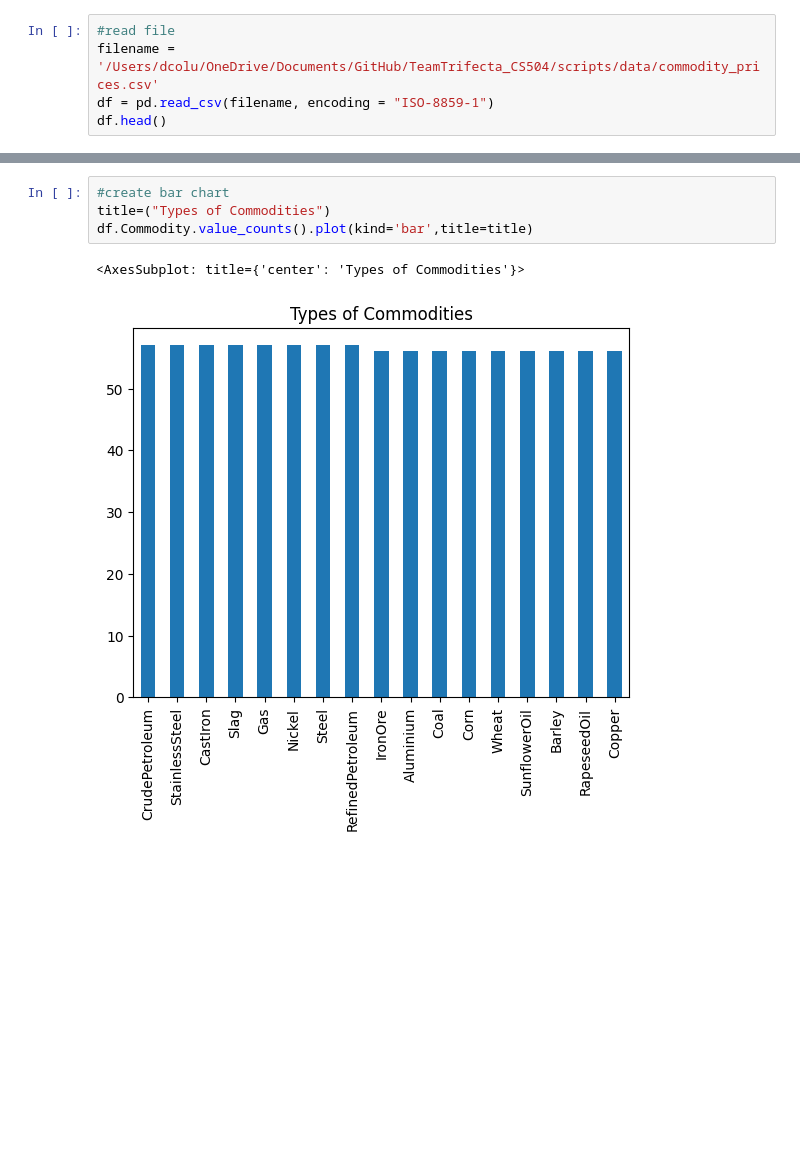
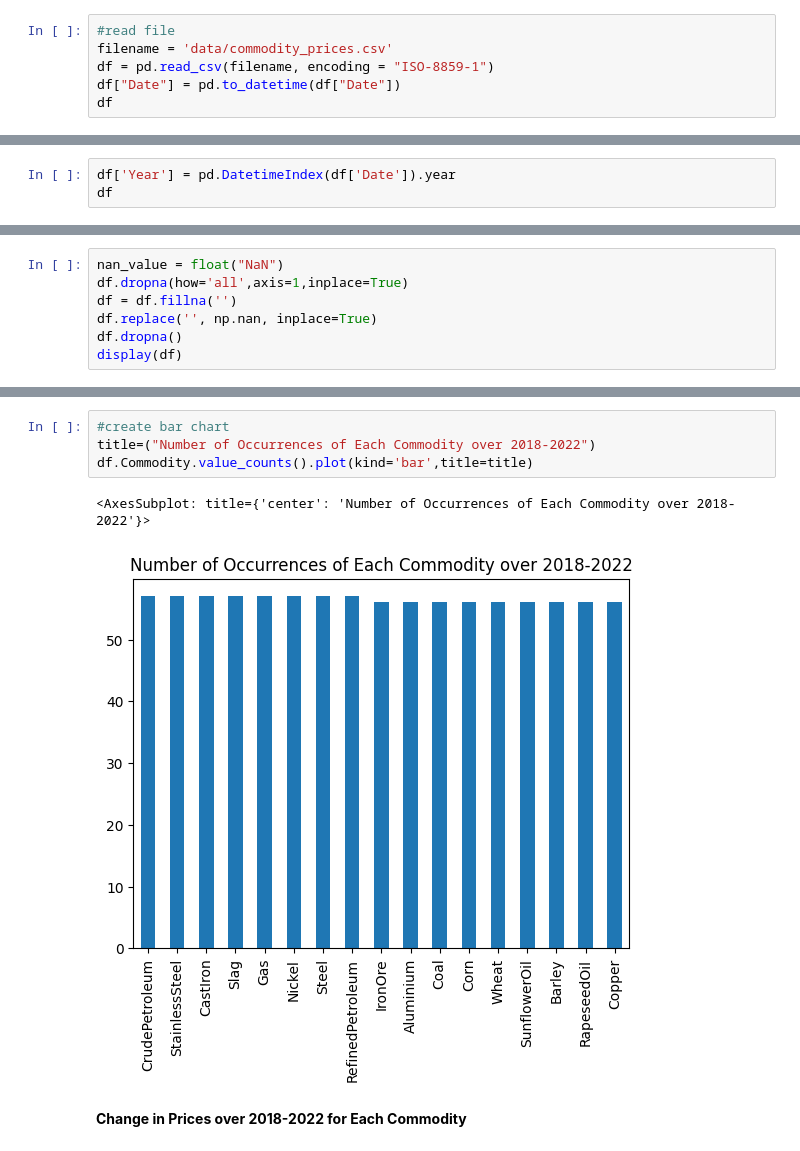
Before and after one commit to leezael/TeamTrifecta_CS504, a Jupyter notebook: scripts/commodity_prices.ipynb, the cells around one changed output, grey strips where cells are left out. Saved outputs shown, nothing was run; the diff lists cells and outputs as text; blank space fills up the shorter version.

Commit message:
updated exports and prices codes

```diff
--- a/scripts/commodity_prices.ipynb
+++ b/scripts/commodity_prices.ipynb
@@ -6,8 +7,9 @@ import matplotlib.pyplot as plt #library used to create visualizations
 import csv
 # %%
 #read file
-filename = '/Users/dcolu/OneDrive/Documents/GitHub/TeamTrifecta_CS504/scripts/data/commodity_prices.csv'
+filename = 'data/commodity_prices.csv'
 df = pd.read_csv(filename, encoding = "ISO-8859-1")
-df.head()
+df["Date"] = pd.to_datetime(df["Date"])
+df
 # %% [output]
 |  | Date | Amount | Commodity |
@@ -40,0 +28,3 @@ Name: Commodity, dtype: int64
+# %%
+df['Year'] = pd.DatetimeIndex(df['Date']).year
+df
@@ -40,0 +149,7 @@ Name: Commodity, dtype: int64
+# %%
+nan_value = float("NaN")
+df.dropna(how='all',axis=1,inplace=True)
+df = df.fillna('')
+df.replace('', np.nan, inplace=True)
+df.dropna()
+display(df)
@@ -41,7 +193,9 @@ Name: Commodity, dtype: int64
 # %%
 #create bar chart
-title=("Types of Commodities")
+title=("Number of Occurrences of Each Commodity over 2018-2022")
 df.Commodity.value_counts().plot(kind='bar',title=title)
 # %% [output]
-<AxesSubplot: title={'center': 'Types of Commodities'}>
+<AxesSubplot: title={'center': 'Number of Occurrences of Each Commodity over 2018-2022'}>
-[figure, old version]
+[figure, new version]
+# %% [markdown]
+**Change in Prices over 2018-2022 for Each Commodity**
```
Also changed, not shown: parts of 40 cells of this notebook, 14 other files.
